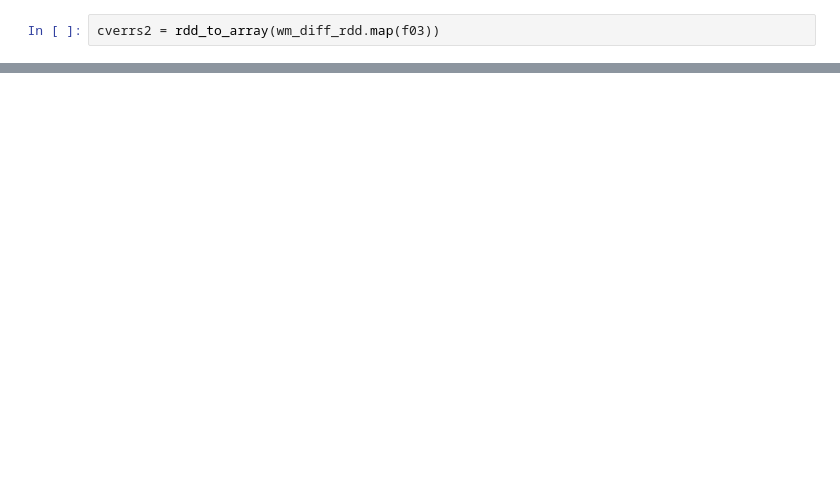
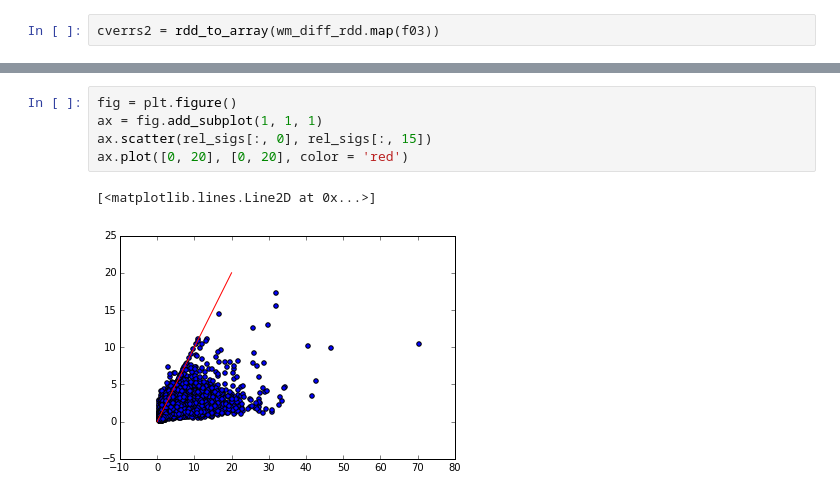
Before and after one commit to snarles/donuts2, a Jupyter notebook: analyses/chris_thermal01.ipynb, the cells around one changed output, grey strips where cells are left out. Drawn from its saved outputs; the diff is of its cells as text; blank space fills up the shorter version.

```diff
--- a/analyses/chris_thermal01.ipynb
+++ b/analyses/chris_thermal01.ipynb
@@ -244,0 +294,8 @@ cverrs2 = rdd_to_array(wm_diff_rdd.map(f03))
+# %%
+fig = plt.figure()
+ax = fig.add_subplot(1, 1, 1)
+ax.scatter(rel_sigs[:, 0], rel_sigs[:, 15])
+ax.plot([0, 20], [0, 20], color = 'red')
+# %% [output]
+[<matplotlib.lines.Line2D at 0x...>]
+[figure, added]
```
Also changed, not shown: parts of 10 cells of this notebook.
